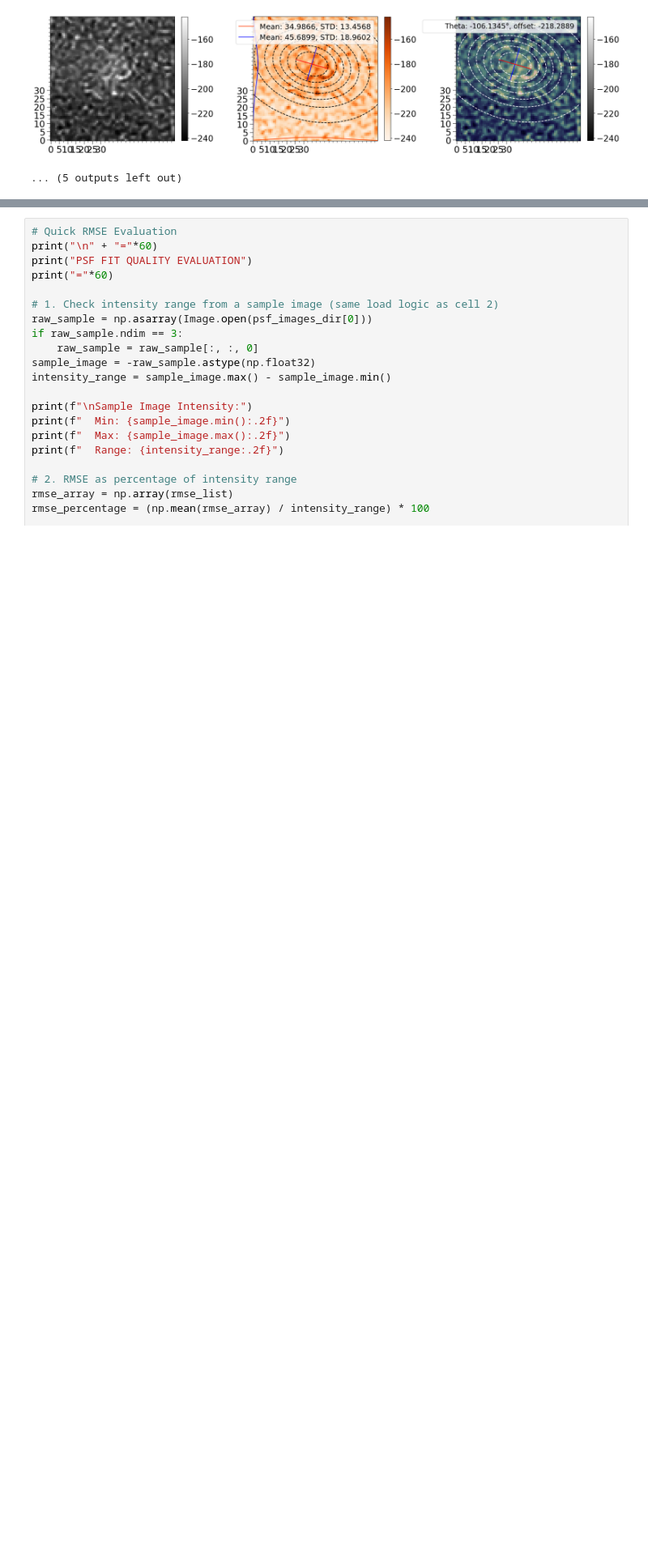
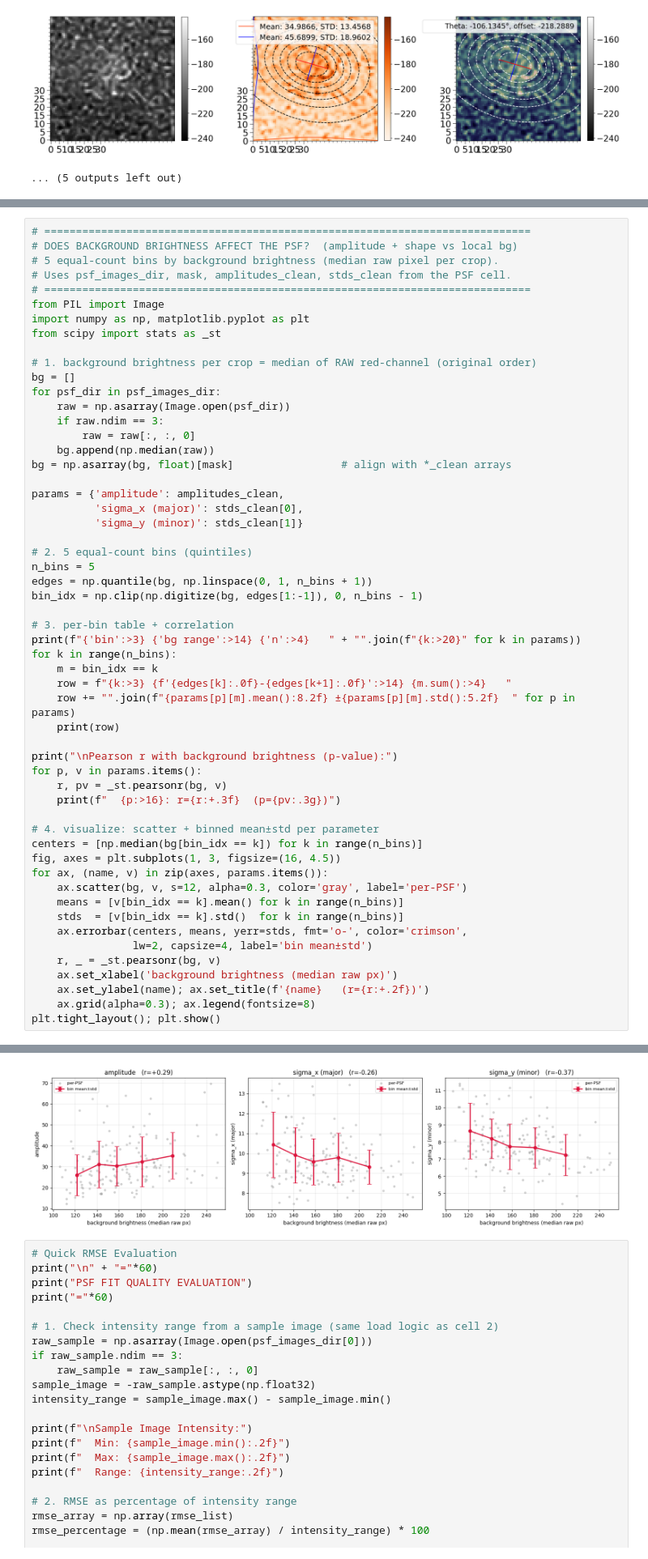
Before and after one commit to superstem000/LOCA_PRAM, a Jupyter notebook: psf_analysis.ipynb, the cells around one changed output, grey strips where cells are left out. Shown at 81% size. Drawn from its saved outputs; the diff is of its cells as text; blank space fills up the shorter version.

```diff
--- a/psf_analysis.ipynb
+++ b/psf_analysis.ipynb
@@ -337,0 +421,56 @@ C:\Users\hankeun2\Desktop\brian_test\images\images\image6\square_001.tif
+# %%
+# =============================================================================
+# DOES BACKGROUND BRIGHTNESS AFFECT THE PSF?  (amplitude + shape vs local bg)
+# 5 equal-count bins by background brightness (median raw pixel per crop).
+# Uses psf_images_dir, mask, amplitudes_clean, stds_clean from the PSF cell.
+# =============================================================================
+from PIL import Image
+import numpy as np, matplotlib.pyplot as plt
+from scipy import stats as _st
+
+# 1. background brightness per crop = median of RAW red-channel (original order)
+bg = []
+for psf_dir in psf_images_dir:
+    raw = np.asarray(Image.open(psf_dir))
+    if raw.ndim == 3:
+        raw = raw[:, :, 0]
+    bg.append(np.median(raw))
+bg = np.asarray(bg, float)[mask]                 # align with *_clean arrays
+
+params = {'amplitude': amplitudes_clean,
+          'sigma_x (major)': stds_clean[0],
+          'sigma_y (minor)': stds_clean[1]}
+
+# 2. 5 equal-count bins (quintiles)
+n_bins = 5
+edges = np.quantile(bg, np.linspace(0, 1, n_bins + 1))
+bin_idx = np.clip(np.digitize(bg, edges[1:-1]), 0, n_bins - 1)
+
+# 3. per-bin table + correlation
+print(f"{'bin':>3} {'bg range':>14} {'n':>4}   " + "".join(f"{k:>20}" for k in params))
+for k in range(n_bins):
+    m = bin_idx == k
+    row = f"{k:>3} {f'{edges[k]:.0f}-{edges[k+1]:.0f}':>14} {m.sum():>4}   "
+    row += "".join(f"{params[p][m].mean():8.2f} ±{params[p][m].std():5.2f}  " for p in params)
+    print(row)
+
+print("\nPearson r with background brightness (p-value):")
+for p, v in params.items():
+    r, pv = _st.pearsonr(bg, v)
+    print(f"  {p:>16}: r={r:+.3f}  (p={pv:.3g})")
+
+# 4. visualize: scatter + binned mean±std per parameter
+centers = [np.median(bg[bin_idx == k]) for k in range(n_bins)]
+fig, axes = plt.subplots(1, 3, figsize=(16, 4.5))
+for ax, (name, v) in zip(axes, params.items()):
+    ax.scatter(bg, v, s=12, alpha=0.3, color='gray', label='per-PSF')
+    means = [v[bin_idx == k].mean() for k in range(n_bins)]
+    stds  = [v[bin_idx == k].std()  for k in range(n_bins)]
+    ax.errorbar(centers, means, yerr=stds, fmt='o-', color='crimson',
+                lw=2, capsize=4, label='bin mean±std')
+    r, _ = _st.pearsonr(bg, v)
+    ax.set_xlabel('background brightness (median raw px)')
+    ax.set_ylabel(name); ax.set_title(f'{name}   (r={r:+.2f})')
+    ax.grid(alpha=0.3); ax.legend(fontsize=8)
+plt.tight_layout(); plt.show()
+# %% [output]
@@ -338,3 +488,4 @@ C:\Users\hankeun2\Desktop\brian_test\images\images\image6\square_001.tif
+[figure, added]
 # %%
 # Quick RMSE Evaluation
 print("\n" + "="*60)
```
Also changed, not shown: parts of 3 cells of this notebook, 5 other files.
